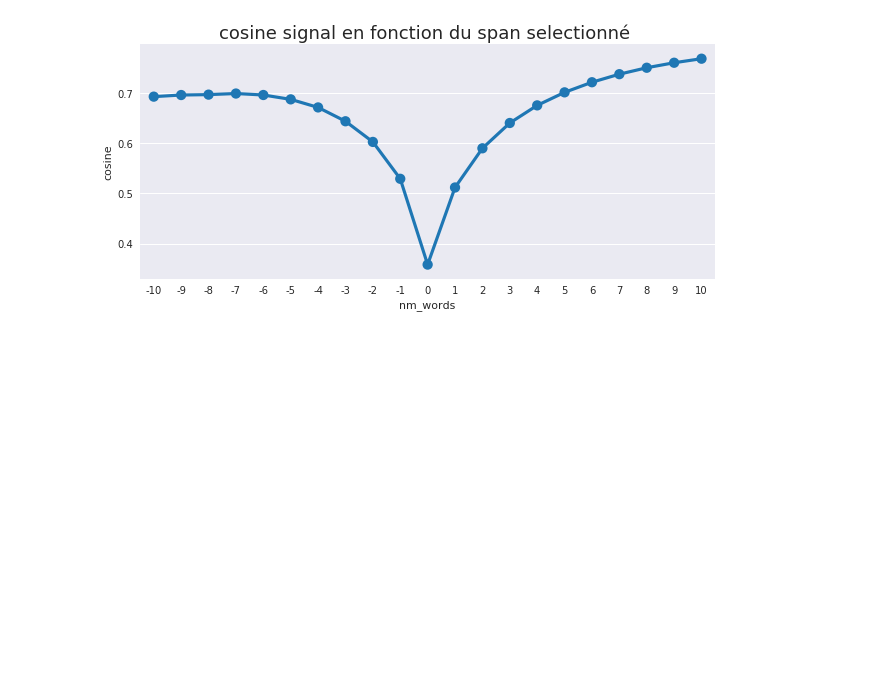
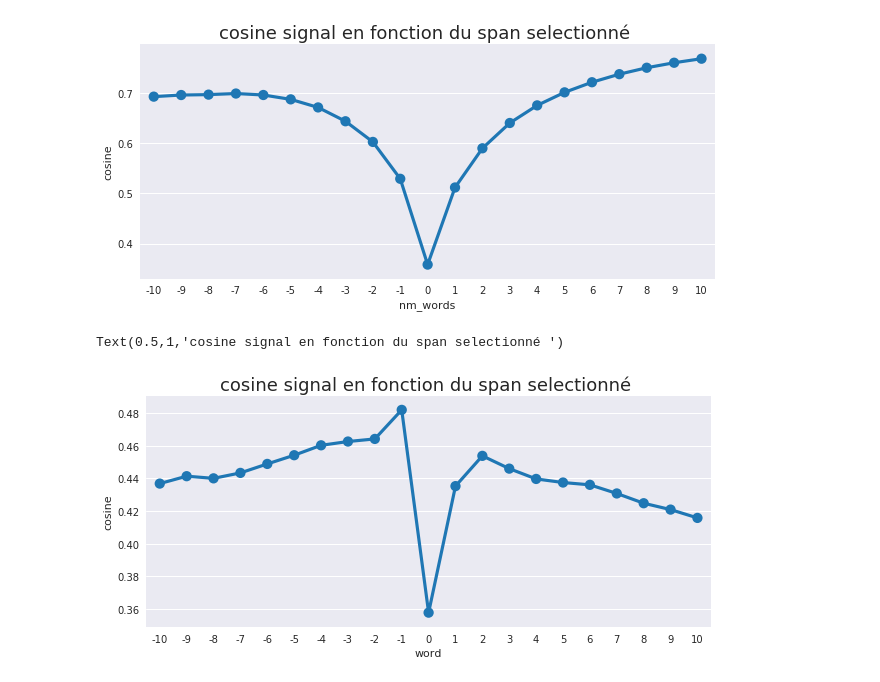
Before and after one commit to ilan006/Maitrise, a Jupyter notebook: etude_signal/graph.ipynb, the cells around one changed output. Saved outputs shown, nothing was run; the diff lists cells and outputs as text; code cells hidden in the pictures; blank space fills up the shorter version.

```diff
--- a/etude_signal/graph.ipynb
+++ b/etude_signal/graph.ipynb
@@ -23,3 +23,13 @@ plt.title("cosine signal en fonction du span selectionné " , size = 18)
 # %% [output]
 Text(0.5,1,'cosine signal en fonction du span selectionné ')
 [figure]
+# %%
+csvfile = pd.read_csv('signal_un_mot.csv')
+csvfile.head()
+g = sns.factorplot(x='word', y='cosine',hue="class",legend=False,  data=csvfile, palette='tab20', kind='point', aspect = 2.2)
+# # g.set_ylabels(text="compte")
+plt.title("cosine signal en fonction du span selectionné " , size = 18)
+# g.set_xlabels(text="Position relative (en phrase)")
+# %% [output]
+Text(0.5,1,'cosine signal en fonction du span selectionné ')
+[figure, added]
```
Also changed, not shown: 4 other files.
